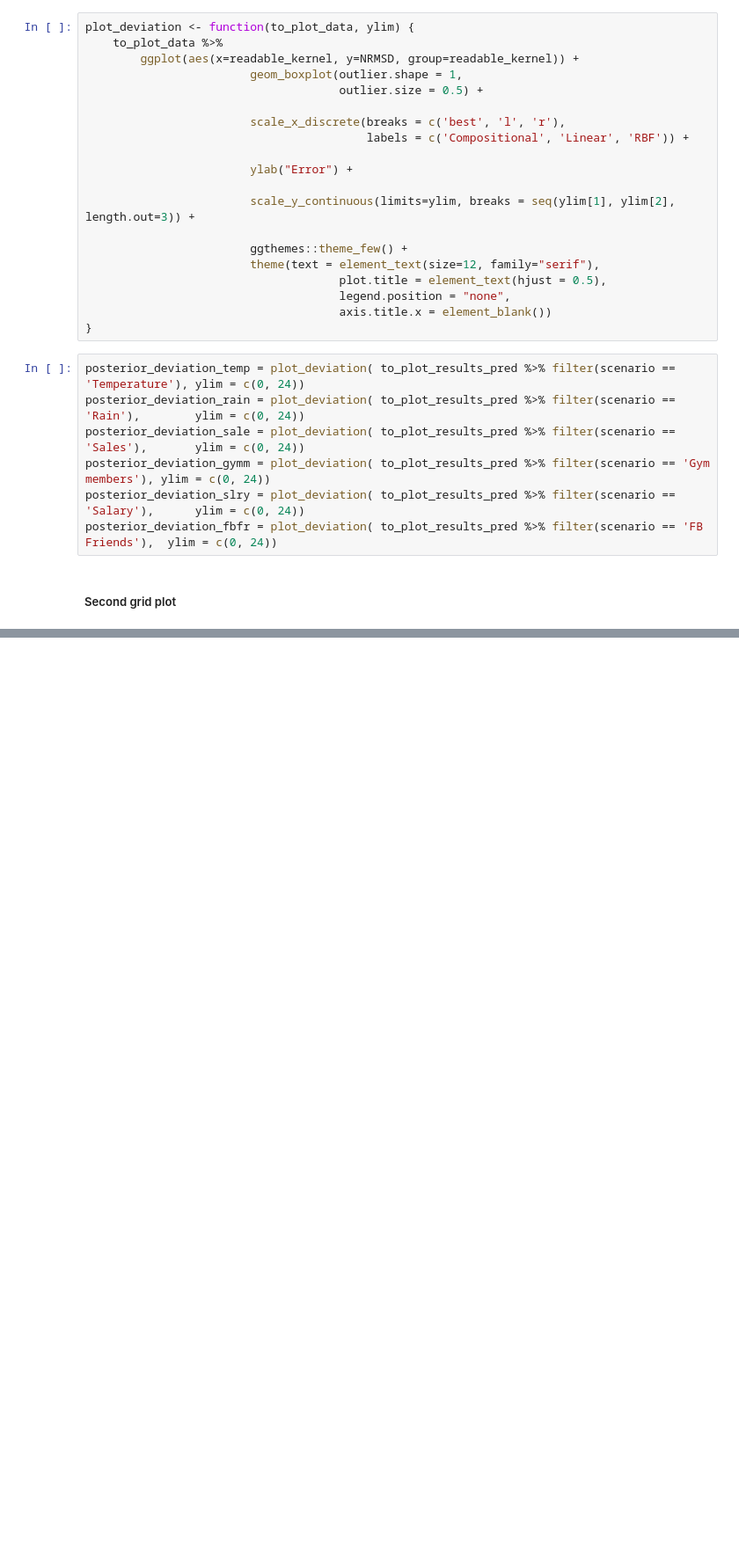
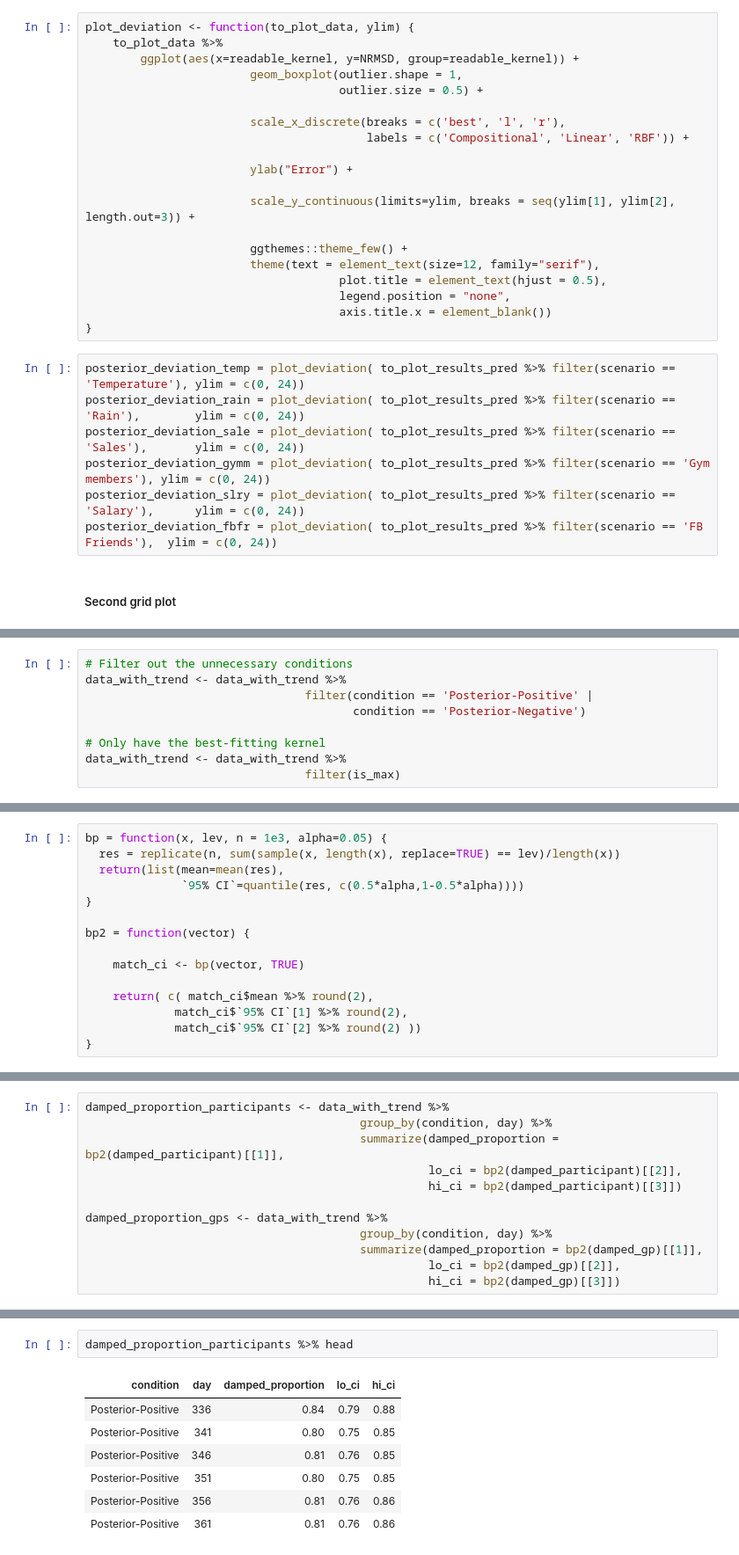
Before and after one commit to ericschulz/compforca, a Jupyter notebook: Data analysis/5- New grid plots (6x2 plots).ipynb, the cells around one changed output, grey strips where cells are left out. Shown at 88% size. Cells and saved outputs as stored; diff of their text form; blank space fills up the shorter version.

```diff
--- a/Data analysis/5- New grid plots (6x2 plots).ipynb
+++ b/Data analysis/5- New grid plots (6x2 plots).ipynb
@@ -610,0 +686,9 @@ png
+# %%
+# Filter out the unnecessary conditions
+data_with_trend <- data_with_trend %>%
+                                filter(condition == 'Posterior-Positive' |
+                                       condition == 'Posterior-Negative')
+
+# Only have the best-fitting kernel
+data_with_trend <- data_with_trend %>%
+                                filter(is_max)
@@ -610,0 +732,15 @@ png
+# %%
+bp = function(x, lev, n = 1e3, alpha=0.05) {
+  res = replicate(n, sum(sample(x, length(x), replace=TRUE) == lev)/length(x))
+  return(list(mean=mean(res),
+              `95% CI`=quantile(res, c(0.5*alpha,1-0.5*alpha))))
+}
+
+bp2 = function(vector) {
+
+    match_ci <- bp(vector, TRUE)
+
+    return( c( match_ci$mean %>% round(2),
+             match_ci$`95% CI`[1] %>% round(2),
+             match_ci$`95% CI`[2] %>% round(2) ))
+}
@@ -610,0 +749,12 @@ png
+# %%
+damped_proportion_participants <- data_with_trend %>%
+                                        group_by(condition, day) %>%
+                                        summarize(damped_proportion = bp2(damped_participant)[[1]],
+                                                  lo_ci = bp2(damped_participant)[[2]],
+                                                  hi_ci = bp2(damped_participant)[[3]])
+
+damped_proportion_gps <- data_with_trend %>%
+                                        group_by(condition, day) %>%
+                                        summarize(damped_proportion = bp2(damped_gp)[[1]],
+                                                  lo_ci = bp2(damped_gp)[[2]],
+                                                  hi_ci = bp2(damped_gp)[[3]])
@@ -610,0 +767,10 @@ png
+# %%
+damped_proportion_participants %>% head
+# %% [output]
+| condition | day | damped_proportion | lo_ci | hi_ci |
+| Posterior-Positive | 336 | 0.84 | 0.79 | 0.88 |
+| Posterior-Positive | 341 | 0.80 | 0.75 | 0.85 |
+| Posterior-Positive | 346 | 0.81 | 0.76 | 0.85 |
+| Posterior-Positive | 351 | 0.80 | 0.75 | 0.85 |
+| Posterior-Positive | 356 | 0.81 | 0.76 | 0.86 |
+| Posterior-Positive | 361 | 0.81 | 0.76 | 0.86 |
```
Also changed, not shown: parts of 17 cells of this notebook, 3 other files.
